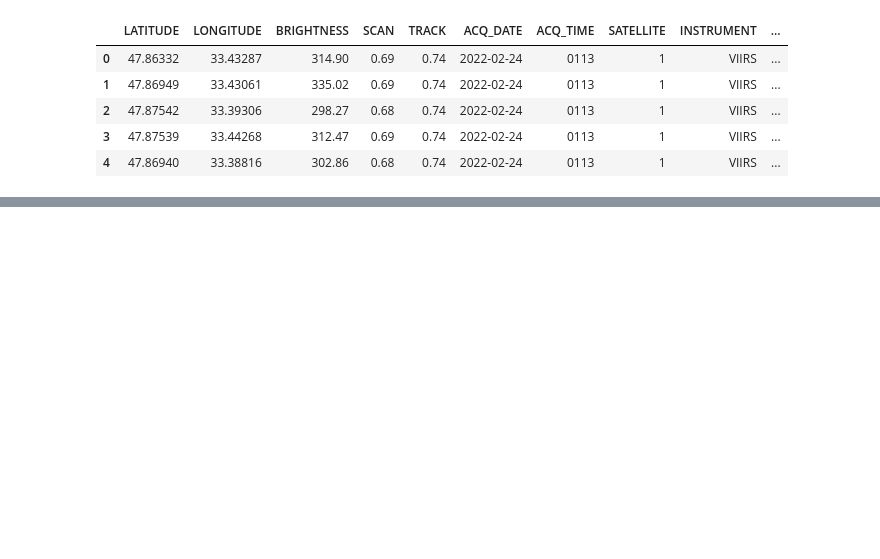
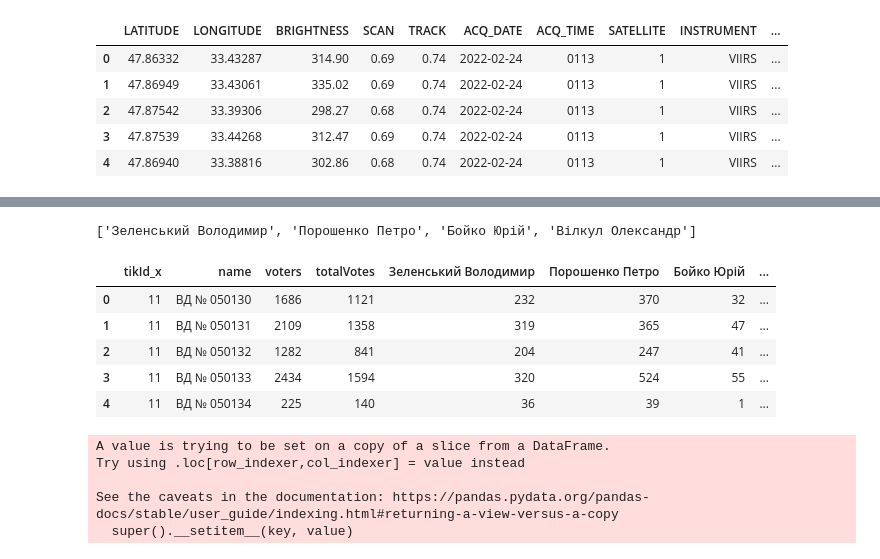
Before and after one commit to fran-janela/georeferenced-information-class, a Jupyter notebook: project/notebooks/project-geo-info.ipynb, the cells around one changed output, grey strips where cells are left out. Cells and saved outputs as stored; diff of their text form; code cells hidden in the pictures; blank space fills up the shorter version.

```diff
--- a/project/notebooks/project-geo-info.ipynb
+++ b/project/notebooks/project-geo-info.ipynb
@@ -218,0 +256,27 @@ gdf_firms_out_2023.plot(ax=ax, color='red', markersize=0.5)
+# %%
+print(list(df_main_ukrain_candidates['Ukranian Names']))
+# %% [output]
+['Зеленський Володимир', 'Порошенко Петро', 'Бойко Юрій', 'Вілкул Олександр']
+# %%
+gdf_results_filtered_columns = ['tikId_x', 'name', 'voters', 'totalVotes', 'Зеленський Володимир', 'Порошенко Петро', 'Бойко Юрій', 'Вілкул Олександр', 'id',
+       'parent_id', 'level', 'region', 'tikId_y', 'city', 'lat', 'lon',
+       'geometry']
+
+gdf_results_filtered = gdf_results[gdf_results_filtered_columns]
+gdf_results_filtered.head()
+# %% [output]
+|  | tikId_x | name | voters | totalVotes | Зеленський Володимир | Порошенко Петро | Бойко Юрій | ... |
+| 0 | 11 | ВД № 050130 | 1686 | 1121 | 232 | 370 | 32 | ... |
+| 1 | 11 | ВД № 050131 | 2109 | 1358 | 319 | 365 | 47 | ... |
+| 2 | 11 | ВД № 050132 | 1282 | 841 | 204 | 247 | 41 | ... |
+| 3 | 11 | ВД № 050133 | 2434 | 1594 | 320 | 524 | 55 | ... |
+| 4 | 11 | ВД № 050134 | 225 | 140 | 36 | 39 | 1 | ... |
+# %%
+# add column with other candidates votes count
+gdf_results_filtered['other_candidates'] = gdf_results_filtered['totalVotes'] - gdf_results_filtered['Зеленський Володимир'] - gdf_results_filtered['Порошенко Петро'] - gdf_results_filtered['Бойко Юрій'] - gdf_results_filtered['Вілкул Олександр']
+# %% [output]
+A value is trying to be set on a copy of a slice from a DataFrame.
+Try using .loc[row_indexer,col_indexer] = value instead
+
+See the caveats in the documentation: https://pandas.pydata.org/pandas-docs/stable/user_guide/indexing.html#returning-a-view-versus-a-copy
+  super().__setitem__(key, value)
```
Also changed, not shown: parts of 10 cells of this notebook, 12 other files.
